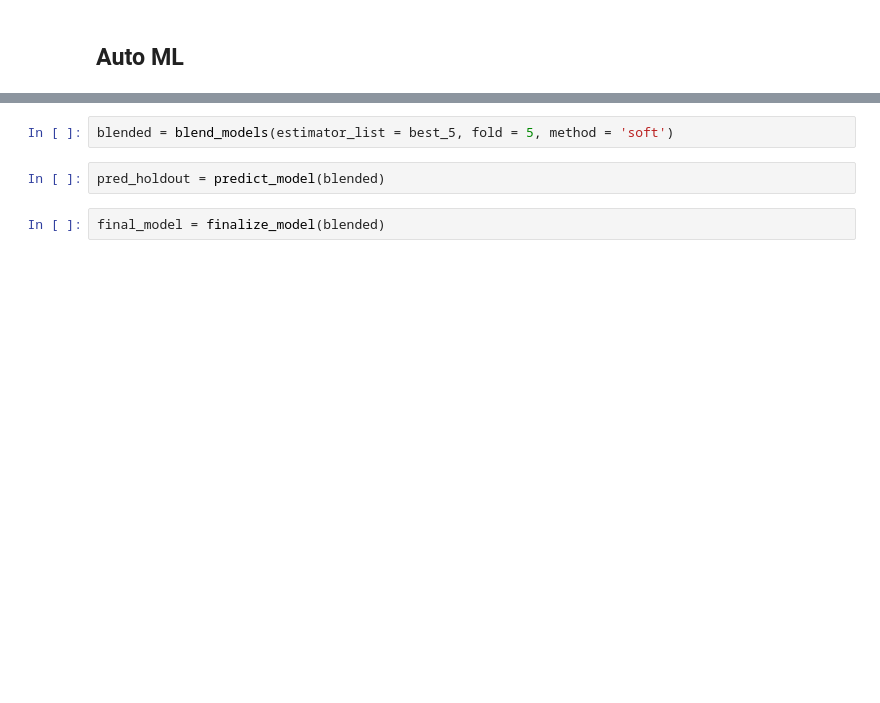
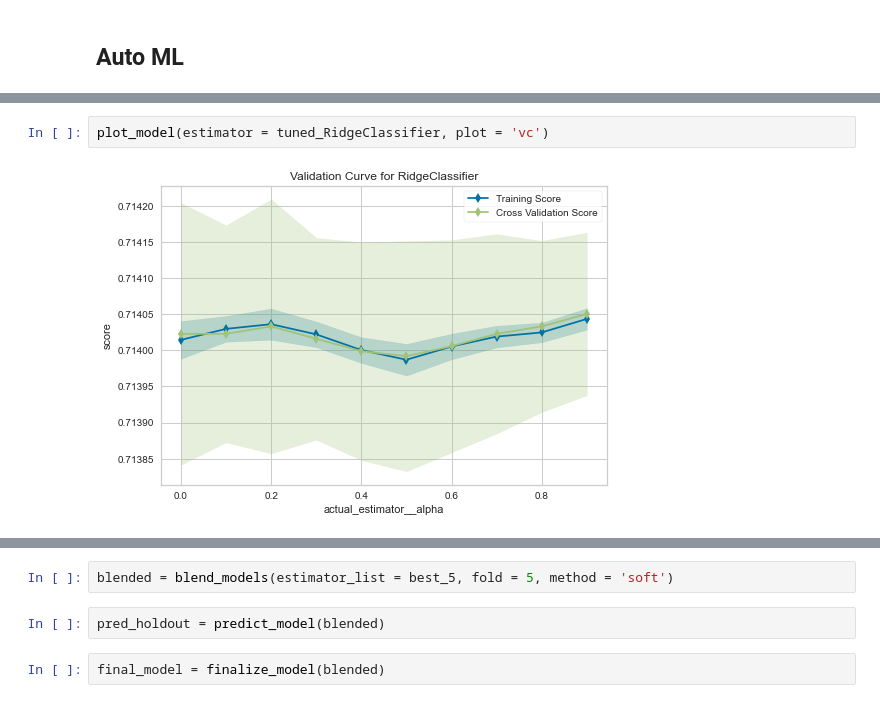
Before and after one commit to woojuro4/bus_users_prediction, a Jupyter notebook: ML/중급.ipynb, the cells around one changed output, grey strips where cells are left out. Saved outputs shown, nothing was run; the diff lists cells and outputs as text; blank space fills up the shorter version.

```diff
--- a/ML/중급.ipynb
+++ b/ML/중급.ipynb
@@ -434,0 +596,4 @@ best_5 = compare_models(sort = 'Accuracy', n_select = 5)
+# %%
+plot_model(estimator = tuned_RidgeClassifier, plot = 'vc')
+# %% [output]
+[figure, added]
```
Also changed, not shown: parts of 57 cells of this notebook.
